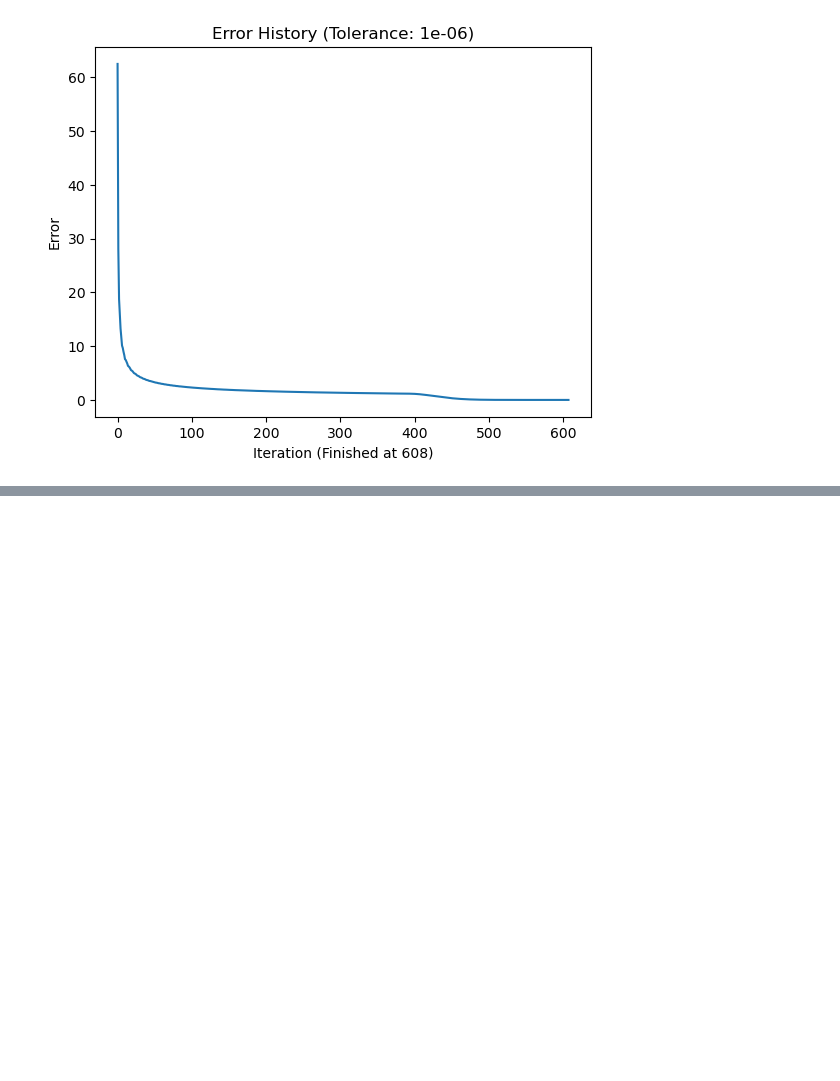
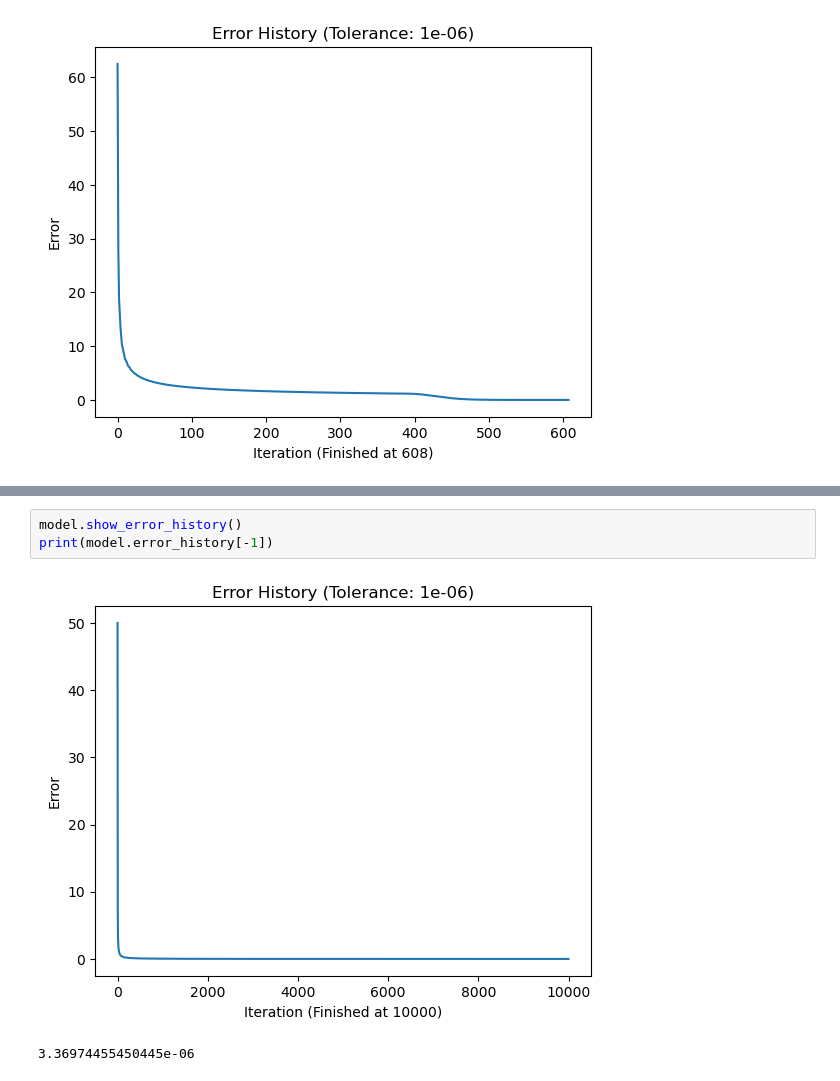
Before and after one commit to sungchol3/Numerical_Method_solving_laplace_equations, a Jupyter notebook: numerical_method_laplace_eq.ipynb, the cells around one changed output, grey strips where cells are left out. Drawn from its saved outputs; the diff is of its cells as text; blank space fills up the shorter version.

```diff
--- a/numerical_method_laplace_eq.ipynb
+++ b/numerical_method_laplace_eq.ipynb
@@ -163,0 +220,6 @@ model.show_error_history()
+# %%
+model.show_error_history()
+print(model.error_history[-1])
+# %% [output]
+[figure, added]
+3.36974455450445e-06
```
Also changed, not shown: parts of 6 cells of this notebook.
